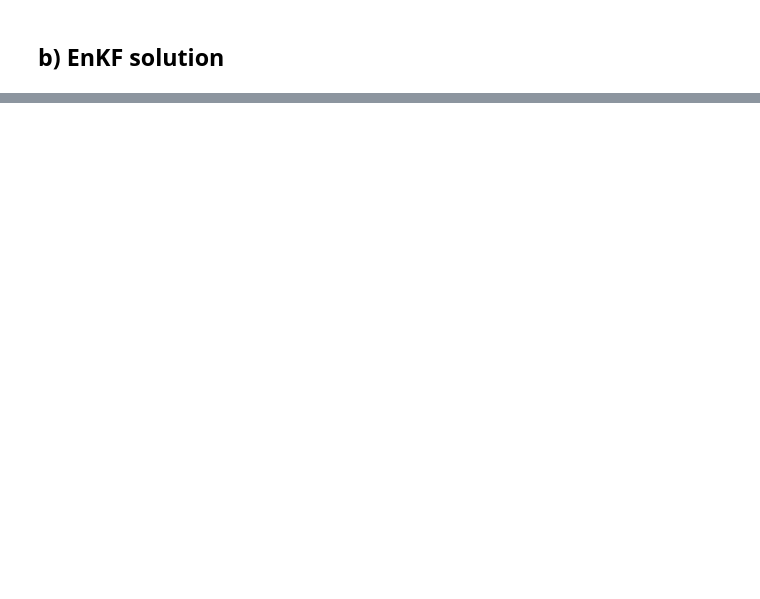
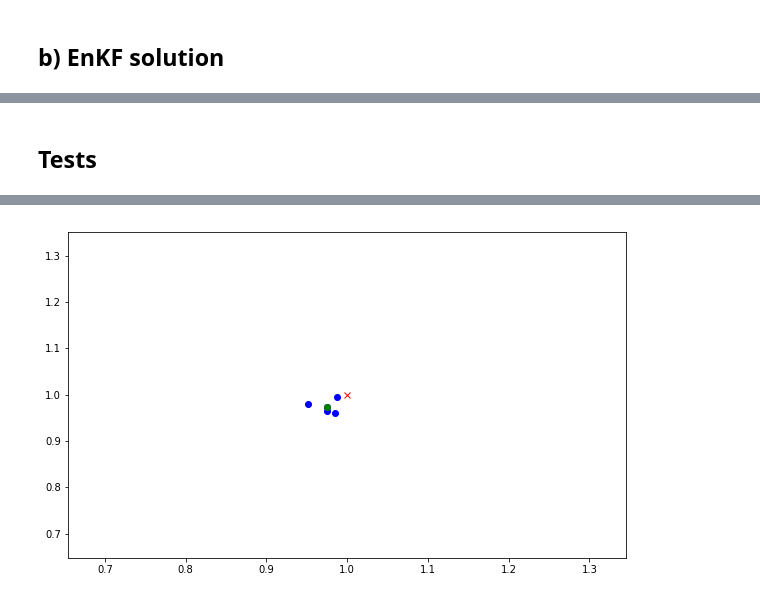
Before and after one commit to JIMMY-KSU/seminar_enkf_analysis, a Jupyter notebook: enkf.ipynb, the cells around one changed output, grey strips where cells are left out. Drawn from its saved outputs; the diff is of its cells as text; code cells hidden in the pictures; blank space fills up the shorter version.

```diff
--- a/enkf.ipynb
+++ b/enkf.ipynb
@@ -253,0 +213,39 @@ plt.plot(2.5/np.array(range(1,100))**0.5, '--')
+# %% [markdown]
+## Tests
+# %%
+fig, ax = plt.subplots(figsize=(10, 6))
+
+u = path[0,:,:]
+w = np.max(u[:,0]) - np.min(u[:,0])
+h = np.max(u[:,1]) - np.min(u[:,1])
+
+def init():
+    plt_particles.set_data([], [])
+    plt_truth.set_data(u_real[:,0], u_real[:,1])
+    plt_mean.set_data([], [])
+    plt_paths.set_data([], [])
+
+    ax.set_xlim((u_real[0,0]-w, u_real[0,0]+w))
+    ax.set_ylim((u_real[0,1]-h, u_real[0,1]+h))
+
+    return plt_particles, plt_truth, plt_mean, plt_paths
+
+def animate(i):
+    u = path[i,:,:]
+    u_bar = u.mean(axis=0).reshape((1,state_dims))
+
+    plt_particles.set_data(u[:, 0], u[:, 1])
+    plt_mean.set_data(u_bar[:, 0], u_bar[:, 1])
+
+    return plt_particles, plt_truth, plt_mean, plt_paths
+
+plt_particles, = ax.plot([], [], 'bo', ms=6)
+plt_truth, = ax.plot([], [], 'rx', ms=6)
+plt_mean, = ax.plot([], [], 'go', ms=6)
+plt_paths, = ax.plot([], [], 'b--', lw=1)
+
+anim = animation.FuncAnimation(fig, animate, init_func=init,
+                               frames=100, interval=60,
+                               repeat_delay=1000, blit=True)
+HTML(anim.to_html5_video())
+# %% [output]
@@ -253,0 +253 @@ plt.plot(2.5/np.array(range(1,100))**0.5, '--')
+[figure, added]
```
Also changed, not shown: parts of 11 cells of this notebook.
